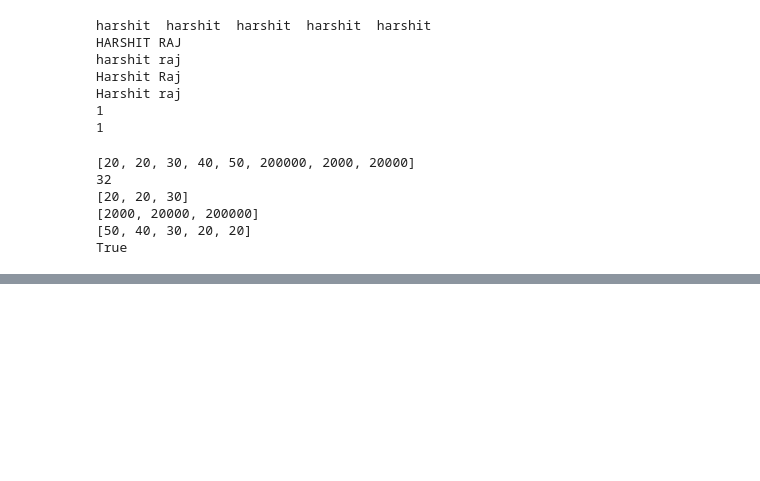
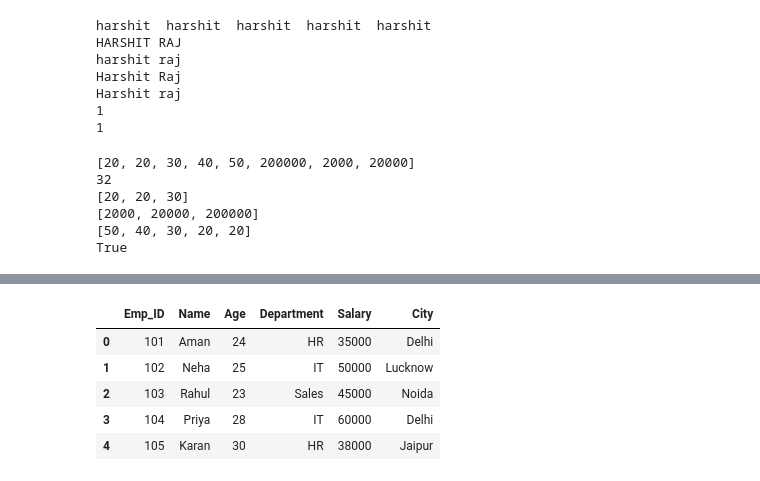
Before and after one commit to nightshadow0711-maker/summer-internship, a Jupyter notebook: python.ipynb, the cells around one changed output, grey strips where cells are left out. Drawn from its saved outputs; the diff is of its cells as text; code cells hidden in the pictures; blank space fills up the shorter version.

```diff
--- a/python.ipynb
+++ b/python.ipynb
@@ -213,0 +363,9 @@ True
+# %%
+df.head()
+# %% [output]
+|  | Emp_ID | Name | Age | Department | Salary | City |
+| 0 | 101 | Aman | 24 | HR | 35000 | Delhi |
+| 1 | 102 | Neha | 25 | IT | 50000 | Lucknow |
+| 2 | 103 | Rahul | 23 | Sales | 45000 | Noida |
+| 3 | 104 | Priya | 28 | IT | 60000 | Delhi |
+| 4 | 105 | Karan | 30 | HR | 38000 | Jaipur |
```
Also changed, not shown: parts of 43 cells of this notebook, 5 other files.
